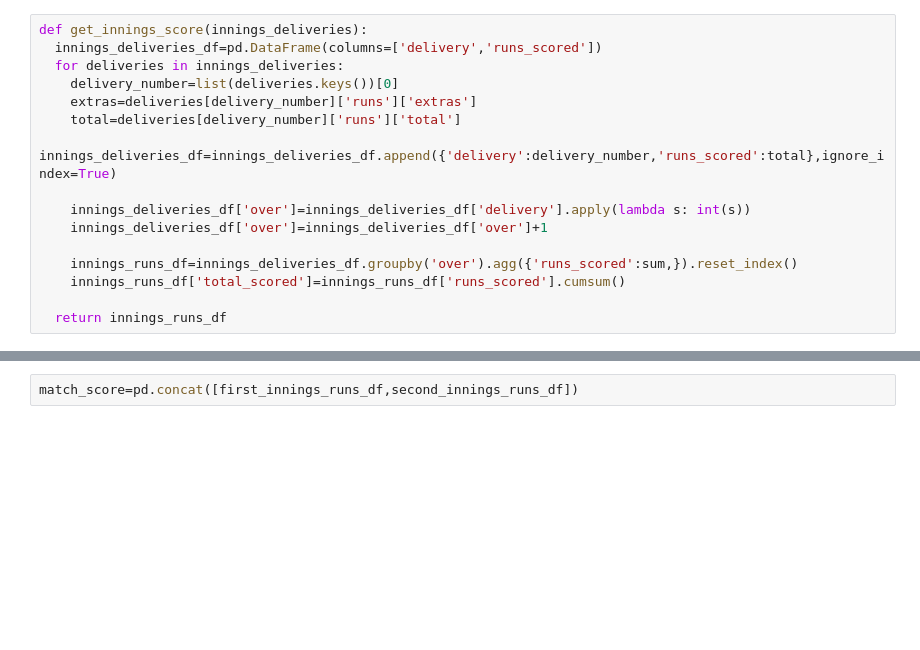
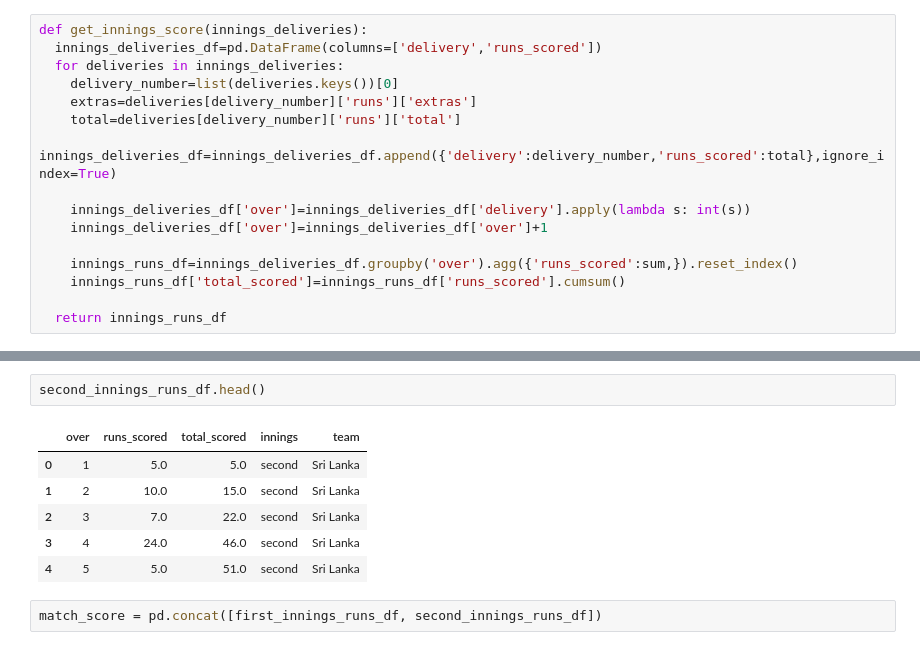
Before and after one commit to hrushikeshsahu19/icc-data-analysis, a Jupyter notebook: HRUSHIKESH_SAHU_Guided_Project.ipynb, the cells around one changed output, grey strips where cells are left out. Saved outputs shown, nothing was run; the diff lists cells and outputs as text; blank space fills up the shorter version.

```diff
--- a/HRUSHIKESH_SAHU_Guided_Project.ipynb
+++ b/HRUSHIKESH_SAHU_Guided_Project.ipynb
@@ -206,5 +206,14 @@ first_innings_runs_df.head()
+# %%
+second_innings_runs_df.head()
+# %% [output]
+|  | over | runs_scored | total_scored | innings | team |
+| 0 | 1 | 5.0 | 5.0 | second | Sri Lanka |
+| 1 | 2 | 10.0 | 15.0 | second | Sri Lanka |
+| 2 | 3 | 7.0 | 22.0 | second | Sri Lanka |
+| 3 | 4 | 24.0 | 46.0 | second | Sri Lanka |
+| 4 | 5 | 5.0 | 51.0 | second | Sri Lanka |
 # %%
-match_score=pd.concat([first_innings_runs_df,second_innings_runs_df])
+match_score = pd.concat([first_innings_runs_df, second_innings_runs_df])
 # %%
 match_score.head()
 # %% [output]
```
Also changed, not shown: parts of 10 cells of this notebook.
